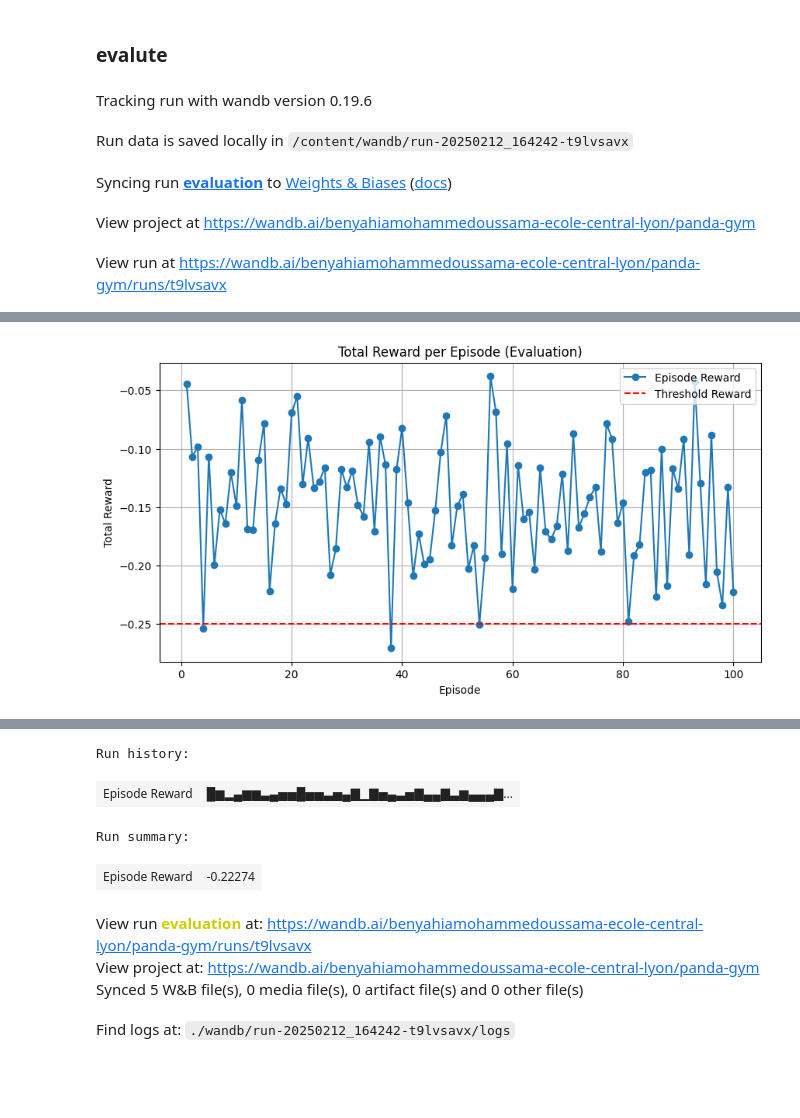
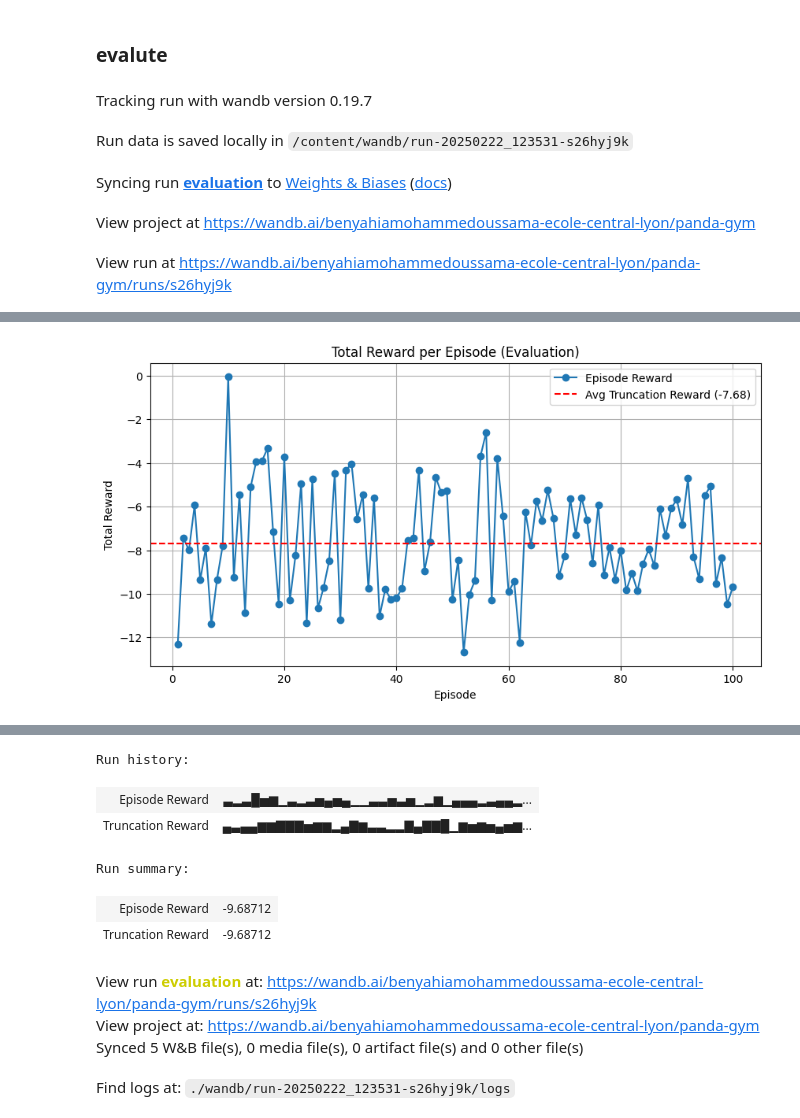
Before and after one commit to MohammedOussamaBEN/Reinforcement-learning, a Jupyter notebook: a2c_sb3_panda_reach.ipynb, the cells around one changed output, grey strips where cells are left out. Saved outputs shown, nothing was run; the diff lists cells and outputs as text; code cells hidden in the pictures; blank space fills up the shorter version.

```diff
--- a/a2c_sb3_panda_reach.ipynb
+++ b/a2c_sb3_panda_reach.ipynb
@@ -185,8 +186,10 @@ import wandb
 import numpy as np
 import matplotlib.pyplot as plt
 from stable_baselines3 import A2C
-from stable_baselines3.common.vec_env import DummyVecEnv
 from huggingface_sb3 import load_from_hub
+from gymnasium.wrappers import RecordVideo
+import os
+from IPython.display import Video, display
 
 # Initialize Weights & Biases for evaluation
 wandb.init(project="panda-gym", name="evaluation", config={"num_episodes": 100})
@@ -198,43 +201,69 @@ filename = "a2c-panda-reach.zip"
 model_path = load_from_hub(repo_id=repo_id, filename=filename)
 model = A2C.load(model_path)
 
-# Create evaluation environment
-env = DummyVecEnv([lambda: gym.make("PandaReachJointsDense-v3")])
+# Create video folder
+video_dir = "videos"
+os.makedirs(video_dir, exist_ok=True)
+
+# Create environment with video recording
+env = gym.make("PandaReachJointsDense-v3", render_mode="rgb_array")
+env = RecordVideo(env, video_folder=video_dir, episode_trigger=lambda e: e % 10 == 0)  # Record every 10 episodes
 
 # Run evaluation
 num_episodes = 100
 success_count = 0
 episode_rewards = []
+truncation_rewards = []  # Store reward at truncation
 
 for episode in range(num_episodes):
-    obs = env.reset()
+    obs, _ = env.reset()
     done = False
     total_reward = 0
+    truncation_reward = None  # Initialize reward at truncation
 
     while not done:
         action, _ = model.predict(obs, deterministic=True)
-        obs, reward, terminated, truncated = env.step(action)
+        obs, reward, terminated, truncated, _ = env.step(action)
 
         total_reward += reward
+
+        # Capture the last reward before truncation
+        if truncated:
+            truncation_reward = total_reward  # Store the reward at truncation
+            success_count += 1
+
         done = terminated or truncated
 
     episode_rewards.append(total_reward)
-    wandb.log({"Episode Reward": total_reward})  # Log reward in Weights & Biases
 
-    if total_reward >= -0.25:
-        success_count += 1
+    # Store the threshold reward if truncation happened
+    if truncation_reward is not None:
+        truncation_rewards.append(truncation_reward)
 
-    print(f"Episode {episode+1}: Total Reward = {total_reward}")
+    wandb.log({"Episode Reward": total_reward, "Truncation Reward": truncation_reward})
 
-print(f"\nTotal episodes with reward >= -0.25: {success_count}/{num_episodes}")
+    print(f"Episode {episode+1}: Total Reward = {total_reward}, Truncation Reward = {truncation_reward}")
 
-# Close the environment
-env.close()
+# Compute the average truncation reward (if any truncations occurred)
+if truncation_rewards:
+    avg_truncation_reward = np.mean(truncation_rewards)
+else:
+    avg_truncation_reward = None
+
+print(f"\nTotal episodes with truncation: {success_count}/{num_episodes}")
+print(f"Average reward at truncation: {avg_truncation_reward}")
+
+# Close the environment safely
+try:
+    env.close()
+except Exception as e:
+    print(f"Warning: Unable to close environment properly: {e}")
 
 # Plot Total Reward per Episode
 plt.figure(figsize=(10, 5))
 plt.plot(range(1, num_episodes + 1), episode_rewards, marker="o", linestyle="-", label="Episode Reward")
-plt.axhline(y=-0.25, color="r", linestyle="--", label="Threshold Reward")
+if truncation_rewards:
+    plt.axhline(y=avg_truncation_reward, color="r", linestyle="--", label=f"Avg Truncation Reward ({avg_truncation_reward:.2f})")
 plt.xlabel("Episode")
 plt.ylabel("Total Reward")
 plt.title("Total Reward per Episode (Evaluation)")
@@ -242,11 +271,10 @@ plt.legend()
 plt.grid()
 plt.show()
 
-# Finish Weights & Biases logging
 wandb.finish()
 # %% [output]
-Tracking run with wandb version 0.19.6
+Tracking run with wandb version 0.19.7
-Run data is saved locally in /content/wandb/run-20250212_164242-t9lvsavx
+Run data is saved locally in /content/wandb/run-20250222_123531-s26hyj9k
 Syncing run evaluation to Weights & Biases (docs)
 View project at https://wandb.ai/benyahiamohammedoussama-ecole-central-lyon/panda-gym
-View run at https://wandb.ai/benyahiamohammedoussama-ecole-central-lyon/panda-gym/runs/t9lvsavx
+View run at https://wandb.ai/benyahiamohammedoussama-ecole-central-lyon/panda-gym/runs/s26hyj9k
@@ -270,10 +298,12 @@ Total episodes with reward >= -0.25: 97/100
-[figure, old version]
+[figure, new version]
 [interactive output not drawn]
 Run history:
-| Episode Reward | █▆▂▄▆▆▃▄▅▅█▅▅▃▅▄▇▁▇▅▄▃▅▇▄▄▇▃▆▄▄▄▇... |
+| Episode Reward | ▃▂▃█▅▆▁▃▂▃▅▄▅▄▁▁▃▃▅▃▅▁▂▆▁▄▄▄▂▃▄▄▂... |
+| Truncation Reward | ▄▃▄▄▆▆▇▇▇▅▆▆▂▄▇▆▃▃▂▂▇▄▇▇█▁▆▅▆▅▄▅▆... |
 Run summary:
-| Episode Reward | -0.22274 |
+| Episode Reward | -9.68712 |
+| Truncation Reward | -9.68712 |
-View run evaluation at: https://wandb.ai/benyahiamohammedoussama-ecole-central-lyon/panda-gym/runs/t9lvsavx
+View run evaluation at: https://wandb.ai/benyahiamohammedoussama-ecole-central-lyon/panda-gym/runs/s26hyj9k
 View project at: https://wandb.ai/benyahiamohammedoussama-ecole-central-lyon/panda-gym
 Synced 5 W&B file(s), 0 media file(s), 0 artifact file(s) and 0 other file(s)
-Find logs at: ./wandb/run-20250212_164242-t9lvsavx/logs
+Find logs at: ./wandb/run-20250222_123531-s26hyj9k/logs
```
Also changed, not shown: parts of 4 cells of this notebook.
